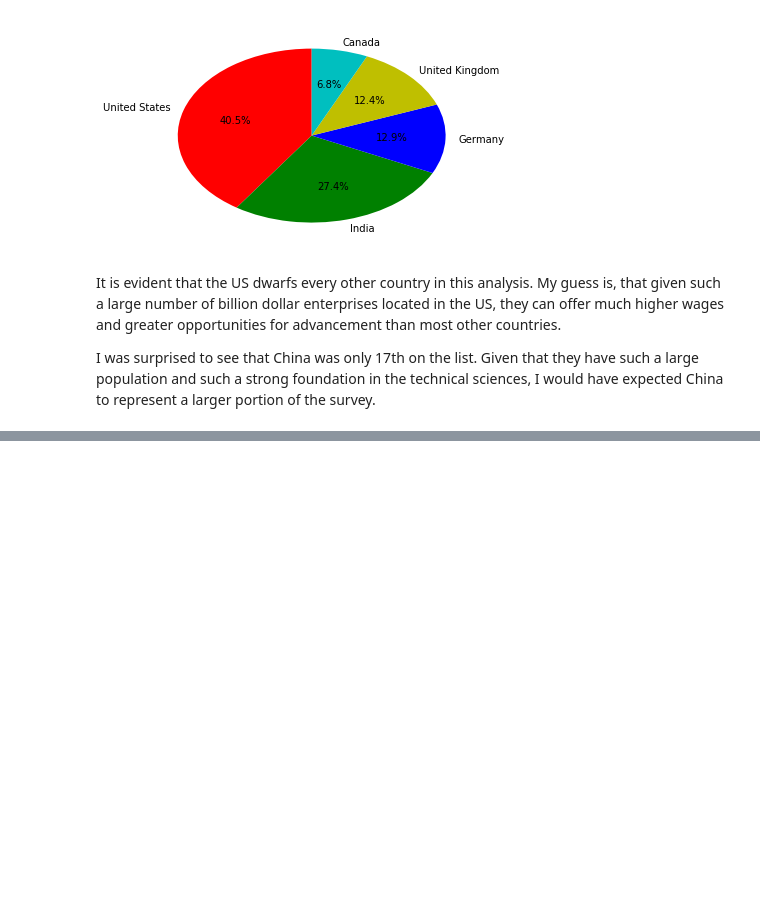
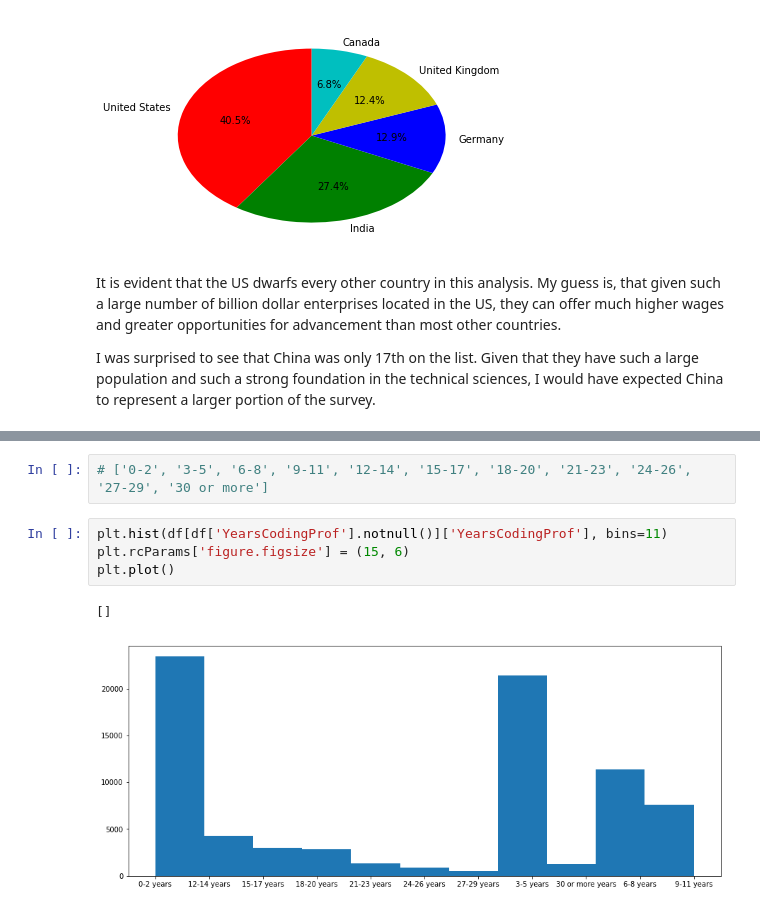
Before and after one commit to brendanmcgivern/stackoverflow-data-plots, a Jupyter notebook: stackoverflow_survey.ipynb, the cells around one changed output, grey strips where cells are left out. Saved outputs shown, nothing was run; the diff lists cells and outputs as text; blank space fills up the shorter version.

```diff
--- a/stackoverflow_survey.ipynb
+++ b/stackoverflow_survey.ipynb
@@ -94,0 +149,9 @@ I was surprised to see that China was only 17th on the list.  Given that they ha
+# %%
+# ['0-2', '3-5', '6-8', '9-11', '12-14', '15-17', '18-20', '21-23', '24-26', '27-29', '30 or more']
+# %%
+plt.hist(df[df['YearsCodingProf'].notnull()]['YearsCodingProf'], bins=11)
+plt.rcParams['figure.figsize'] = (15, 6)
+plt.plot()
+# %% [output]
+[]
+[figure, added]
```
Also changed, not shown: parts of 3 cells of this notebook.
